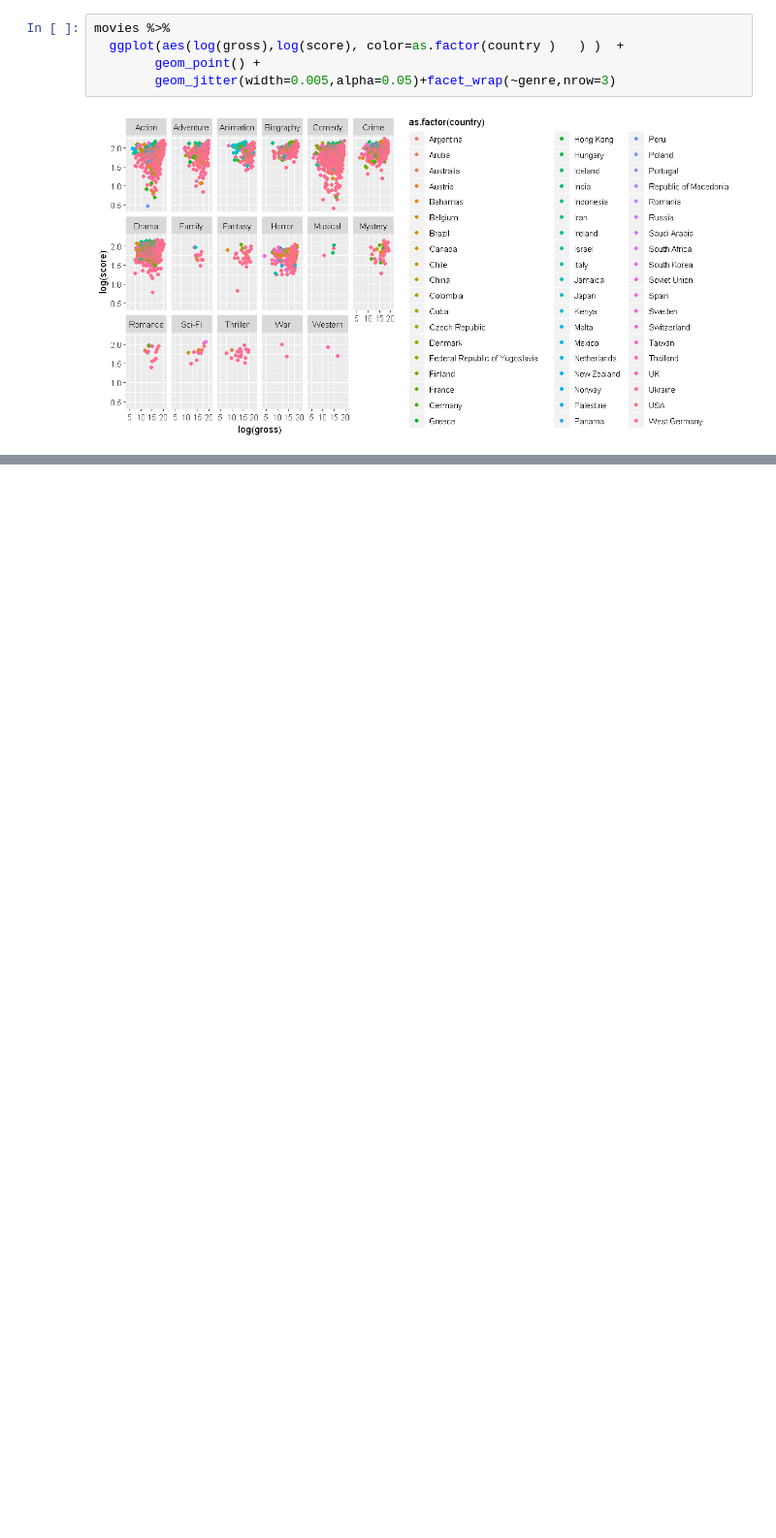
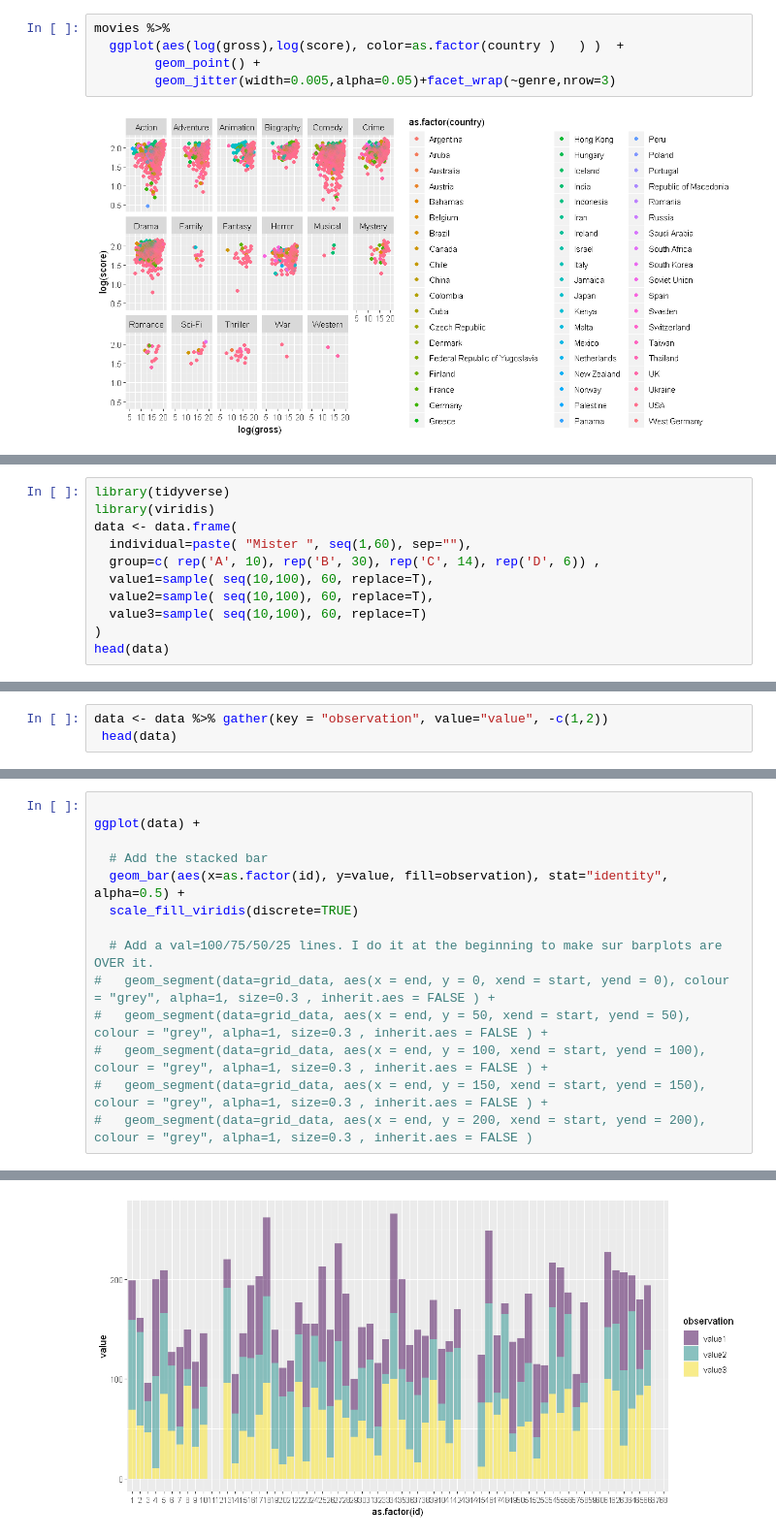
Before and after one commit to prope-2020-gh-classroom/practica-final-por-equipos-verano-2020-itam-LizzyGamboa, a Jupyter notebook: PF_AnalisisExploratorio_P1.ipynb, the cells around one changed output, grey strips where cells are left out. Shown: that part at 97% size. Cells and saved outputs as stored; diff of their text form; blank space fills up the shorter version.

```diff
--- a/PF_AnalisisExploratorio_P1.ipynb
+++ b/PF_AnalisisExploratorio_P1.ipynb
@@ -163,0 +166,11 @@ genre, score, runtime
+# %%
+library(tidyverse)
+library(viridis)
+data <- data.frame(
+  individual=paste( "Mister ", seq(1,60), sep=""),
+  group=c( rep('A', 10), rep('B', 30), rep('C', 14), rep('D', 6)) ,
+  value1=sample( seq(10,100), 60, replace=T),
+  value2=sample( seq(10,100), 60, replace=T),
+  value3=sample( seq(10,100), 60, replace=T)
+)
+head(data)
@@ -163,0 +185,3 @@ genre, score, runtime
+# %%
+data <- data %>% gather(key = "observation", value="value", -c(1,2))
+ head(data)
@@ -163,0 +263,15 @@ genre, score, runtime
+# %%
+
+ggplot(data) +
+
+  # Add the stacked bar
+  geom_bar(aes(x=as.factor(id), y=value, fill=observation), stat="identity", alpha=0.5) +
+  scale_fill_viridis(discrete=TRUE)
+
+  # Add a val=100/75/50/25 lines. I do it at the beginning to make sur barplots are OVER it.
+#   geom_segment(data=grid_data, aes(x = end, y = 0, xend = start, yend = 0), colour = "grey", alpha=1, size=0.3 , inherit.aes = FALSE ) +
+#   geom_segment(data=grid_data, aes(x = end, y = 50, xend = start, yend = 50), colour = "grey", alpha=1, size=0.3 , inherit.aes = FALSE ) +
+#   geom_segment(data=grid_data, aes(x = end, y = 100, xend = start, yend = 100), colour = "grey", alpha=1, size=0.3 , inherit.aes = FALSE ) +
+#   geom_segment(data=grid_data, aes(x = end, y = 150, xend = start, yend = 150), colour = "grey", alpha=1, size=0.3 , inherit.aes = FALSE ) +
+#   geom_segment(data=grid_data, aes(x = end, y = 200, xend = start, yend = 200), colour = "grey", alpha=1, size=0.3 , inherit.aes = FALSE )
+# %% [output]
@@ -163,0 +280 @@ genre, score, runtime
+[figure, added]
```
Also changed, not shown: parts of 10 cells of this notebook.
